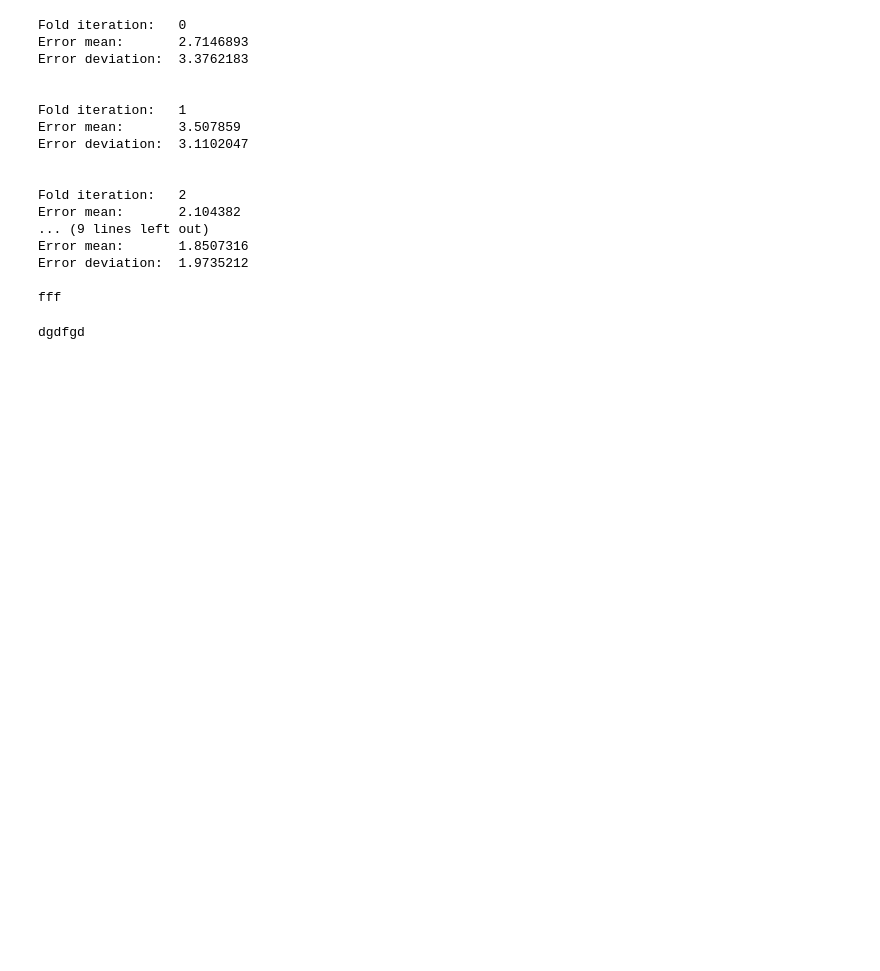
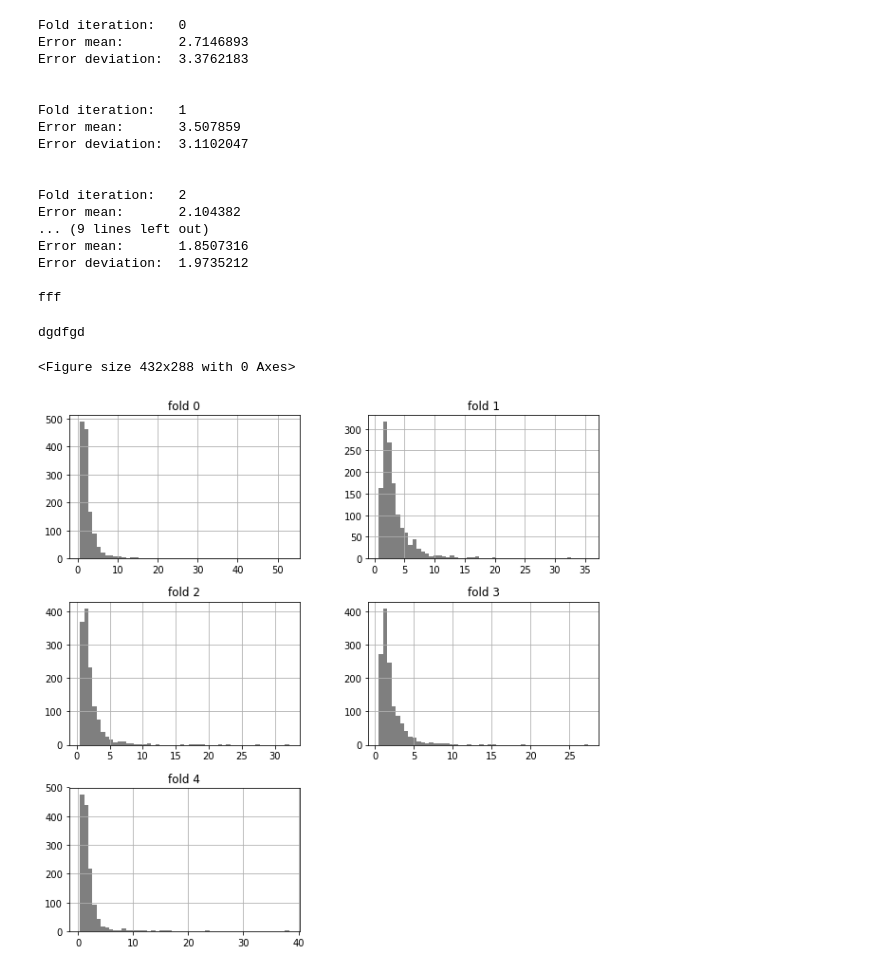
Before and after one commit to bakibi/nasdaq-prediction, a Jupyter notebook: Prediction of close .ipynb, the cells around one changed output. Cells and saved outputs as stored; diff of their text form; code cells hidden in the pictures; blank space fills up the shorter version.

```diff
--- a/Prediction of close .ipynb
+++ b/Prediction of close .ipynb
@@ -210,3 +210,16 @@ fff
 print('dgdfgd')
 # %% [output]
 dgdfgd
+# %%
+hist_data = dict()
+keys = ['fold 0', 'fold 1', 'fold 2', 'fold 3', 'fold 4']
+for i, key in enumerate(keys):
+    hist_data[key] = fold_errors[i]
+
+
+plt.figure()
+hist_dataframe = pd.DataFrame(hist_data, columns=keys)
+_ = hist_dataframe.hist(color='k', alpha=0.5, bins=50, figsize=(10, 10))
+# %% [output]
+<Figure size 432x288 with 0 Axes>
+[figure, added]
```
Also changed, not shown: parts of 9 cells of this notebook.
